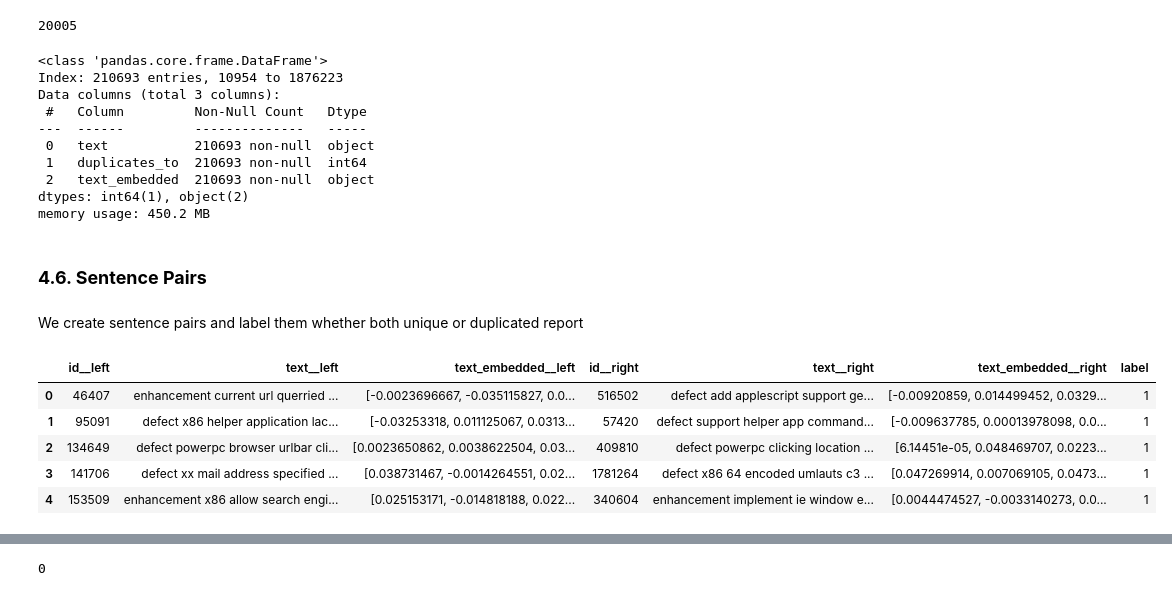
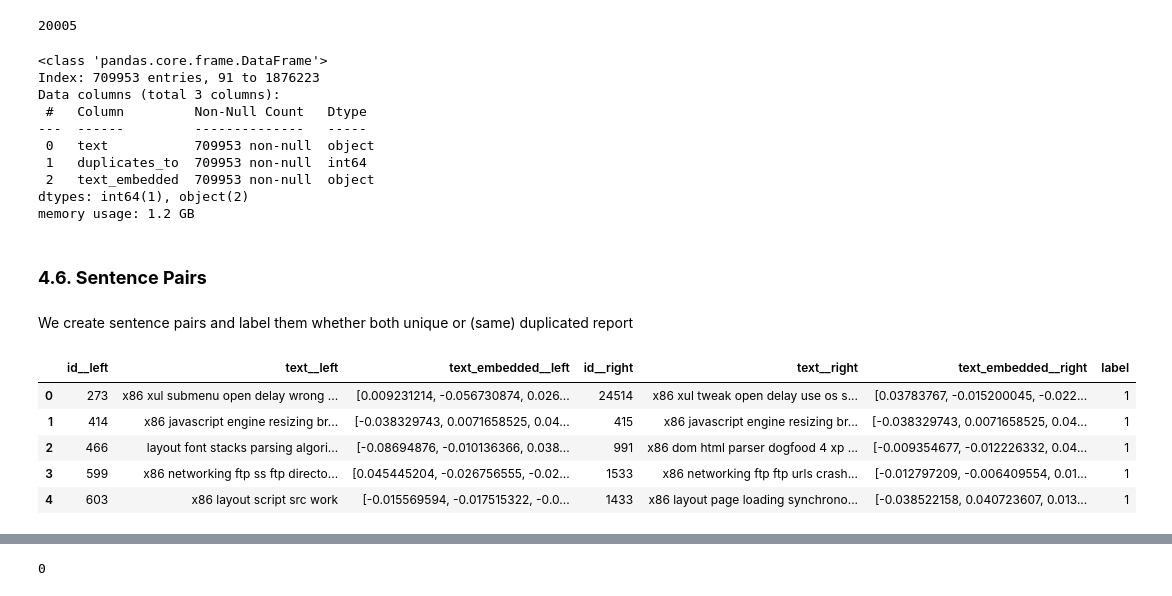
Before and after one commit to rezadzikri19/BuggyBuddy-Notebook, a Jupyter notebook: bug_classification.ipynb, the cells around one changed output, grey strips where cells are left out. Saved outputs shown, nothing was run; the diff lists cells and outputs as text; code cells hidden in the pictures.

```diff
--- a/bug_classification.ipynb
+++ b/bug_classification.ipynb
@@ -138,7 +139,7 @@ df = pd.DataFrame()
 if (os.path.exists(raw_data_path)):
   df = pd.read_parquet(raw_data_path)
 else:
-  data_paths = glob(os.path.join('data', 'raw_data', 'firefox_raw_data.json'))
+  data_paths = glob(os.path.join('data', 'raw_data', '*.json'))
 
   for path in data_paths:
     data = load_json(path)
@@ -160,5 +161,5 @@ df.head()
 # %%
-df = df.drop(['status', 'priority', 'resolution', 'severity', 'product', 'type'], axis=1)
+df = df.drop(['status', 'priority', 'resolution', 'severity', 'type'], axis=1)
 
 gc.collect()
 # %% [output]
@@ -338,7 +353,13 @@ def clean_text(text: str):
   return text
 
 
-df['text'] = df['text'].apply(clean_text)
+data_path = os.path.join('data', 'cache', 'cleaned_text_data.parquet')
+
+if (os.path.exists(data_path)):
+  df = pd.read_parquet(data_path)
+else:
+  df['text'] = df['text'].apply(clean_text)
+  df.to_parquet(data_path)
 # %% [markdown]
 ### **4.5. Sentence Embedding**
 # %% [markdown]
@@ -409,40 +430,40 @@ gc.collect()
 df.info(memory_usage='deep')
 # %% [output]
 <class 'pandas.core.frame.DataFrame'>
-Index: 210693 entries, 10954 to 1876223
+Index: 709953 entries, 91 to 1876223
 Data columns (total 3 columns):
  #   Column         Non-Null Count   Dtype
 ---  ------         --------------   -----
- 0   text           210693 non-null  object
- 1   duplicates_to  210693 non-null  int64
- 2   text_embedded  210693 non-null  object
+ 0   text           709953 non-null  object
+ 1   duplicates_to  709953 non-null  int64
+ 2   text_embedded  709953 non-null  object
 dtypes: int64(1), object(2)
-memory usage: 450.2 MB
+memory usage: 1.2 GB
 # %% [markdown]
 ### **4.6. Sentence Pairs**
 # %% [markdown]
-We create sentence pairs and label them whether both unique or duplicated report
+We create sentence pairs and label them whether both unique or (same) duplicated report
 # %%
 df = df.reset_index()
 # %%
-df_duplicates = df[df['duplicates_to'] != -1].copy()
-df_uniques = df[df['duplicates_to'] == -1].copy()
+df_duplicate_pairs = df[df['duplicates_to'] != -1].copy()
+df_unique_pairs = df[df['duplicates_to'] == -1].copy()
 # %%
-df_duplicates = pd.merge(left=df_duplicates,
-                        right=df_uniques,
+df_duplicate_pairs = pd.merge(left=df_duplicate_pairs,
+                        right=df_unique_pairs,
                         left_on='duplicates_to',
                         right_on='id',
                         suffixes=('__left', '__right'))
-df_duplicates = df_duplicates.drop(columns=['duplicates_to__left', 'duplicates_to__right'])
-df_duplicates['label'] = 1
-df_duplicates = df_duplicates.reset_index(drop=True)
+df_duplicate_pairs = df_duplicate_pairs.drop(columns=['duplicates_to__left', 'duplicates_to__right'])
+df_duplicate_pairs['label'] = 1
+df_duplicate_pairs = df_duplicate_pairs.reset_index(drop=True)
 
-df_duplicates.head()
+df_duplicate_pairs.head()
 # %% [output]
 |  | id__left | text__left | text_embedded__left | id__right | text__right | text_embedded__right | label |
-| 0 | 46407 | enhancement current url querried ... | [-0.0023696667, -0.035115827, 0.0... | 516502 | defect add applescript support ge... | [-0.00920859, 0.014499452, 0.0329... | 1 |
-| 1 | 95091 | defect x86 helper application lac... | [-0.03253318, 0.011125067, 0.0313... | 57420 | defect support helper app command... | [-0.009637785, 0.00013978098, 0.0... | 1 |
-| 2 | 134649 | defect powerpc browser urlbar cli... | [0.0023650862, 0.0038622504, 0.03... | 409810 | defect powerpc clicking location ... | [6.14451e-05, 0.048469707, 0.0223... | 1 |
-| 3 | 141706 | defect xx mail address specified ... | [0.038731467, -0.0014264551, 0.02... | 1781264 | defect x86 64 encoded umlauts c3 ... | [0.047269914, 0.007069105, 0.0473... | 1 |
-| 4 | 153509 | enhancement x86 allow search engi... | [0.025153171, -0.014818188, 0.022... | 340604 | enhancement implement ie window e... | [0.0044474527, -0.0033140273, 0.0... | 1 |
+| 0 | 273 | x86 xul submenu open delay wrong ... | [0.009231214, -0.056730874, 0.026... | 24514 | x86 xul tweak open delay use os s... | [0.03783767, -0.015200045, -0.022... | 1 |
+| 1 | 414 | x86 javascript engine resizing br... | [-0.038329743, 0.0071658525, 0.04... | 415 | x86 javascript engine resizing br... | [-0.038329743, 0.0071658525, 0.04... | 1 |
+| 2 | 466 | layout font stacks parsing algori... | [-0.08694876, -0.010136366, 0.038... | 991 | x86 dom html parser dogfood 4 xp ... | [-0.009354677, -0.012226332, 0.04... | 1 |
+| 3 | 599 | x86 networking ftp ss ftp directo... | [0.045445204, -0.026756555, -0.02... | 1533 | x86 networking ftp ftp urls crash... | [-0.012797209, -0.006409554, 0.01... | 1 |
+| 4 | 603 | x86 layout script src work | [-0.015569594, -0.017515322, -0.0... | 1433 | x86 layout page loading synchrono... | [-0.038522158, 0.040723607, 0.013... | 1 |
 # %%
```
Also changed, not shown: parts of 46 cells of this notebook, 3 other files.
